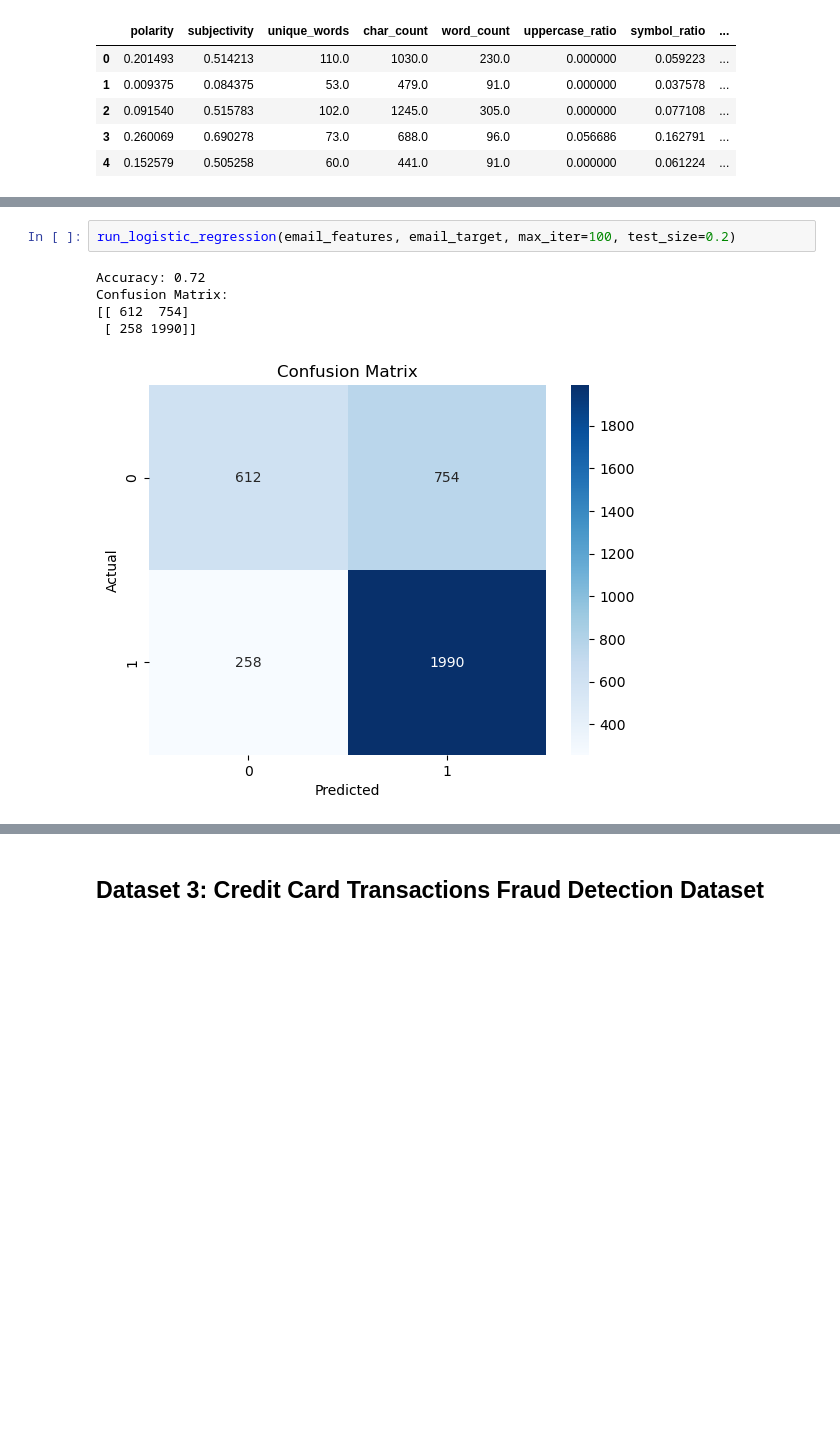
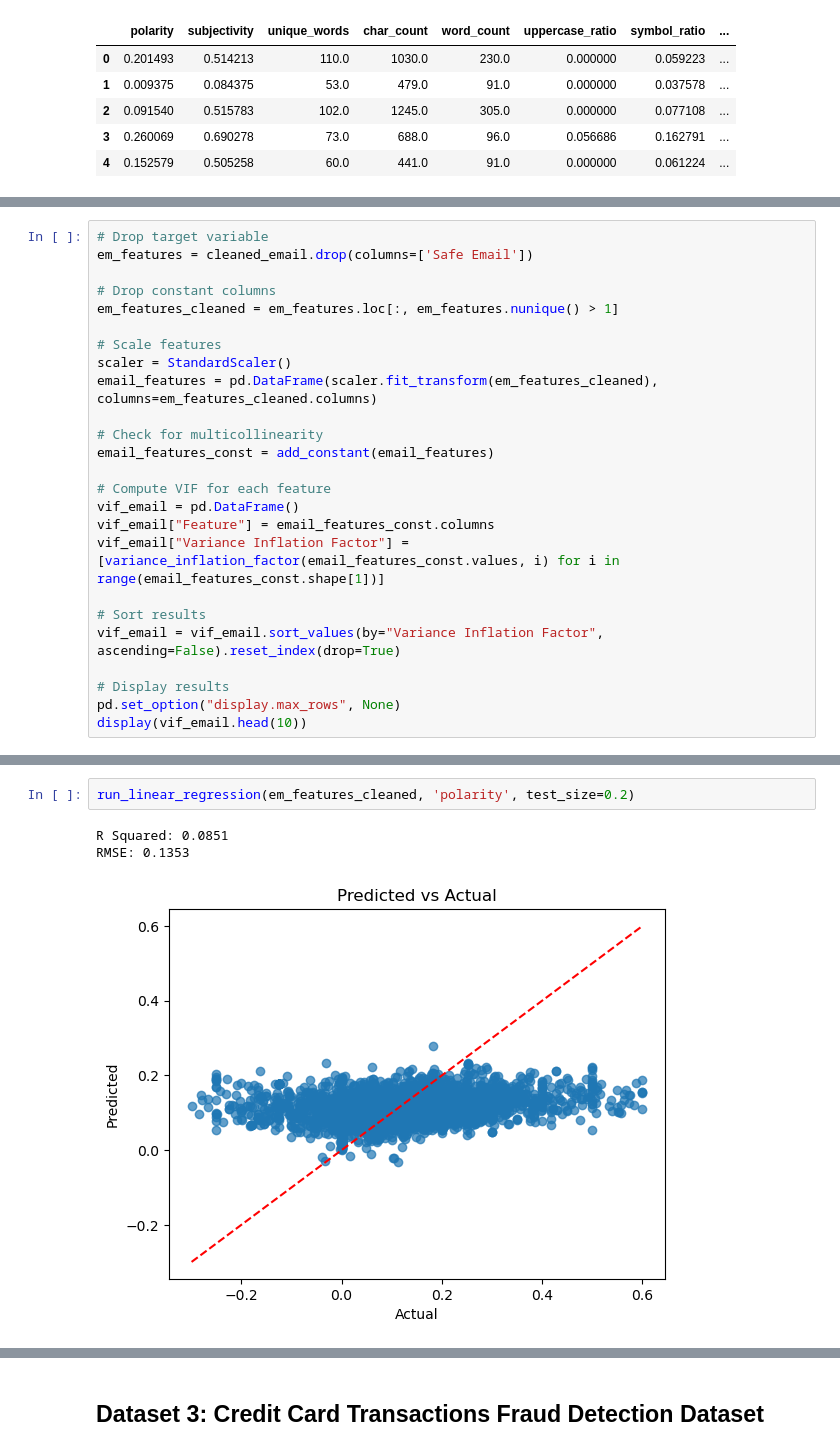
Before and after one commit to rdabbs1/Data-Science-Capstone, a Jupyter notebook: OMDS-ModC1-Week1-Dabbs-Rosemary.ipynb, the cells around one changed output, grey strips where cells are left out. Cells and saved outputs as stored; diff of their text form; blank space fills up the shorter version.

```diff
--- a/OMDS-ModC1-Week1-Dabbs-Rosemary.ipynb
+++ b/OMDS-ModC1-Week1-Dabbs-Rosemary.ipynb
@@ -131,0 +306,25 @@ email_target = cleaned_email['Safe Email']
+# %%
+# Drop target variable
+em_features = cleaned_email.drop(columns=['Safe Email'])
+
+# Drop constant columns
+em_features_cleaned = em_features.loc[:, em_features.nunique() > 1]
+
+# Scale features
+scaler = StandardScaler()
+email_features = pd.DataFrame(scaler.fit_transform(em_features_cleaned), columns=em_features_cleaned.columns)
+
+# Check for multicollinearity
+email_features_const = add_constant(email_features)
+
+# Compute VIF for each feature
+vif_email = pd.DataFrame()
+vif_email["Feature"] = email_features_const.columns
+vif_email["Variance Inflation Factor"] = [variance_inflation_factor(email_features_const.values, i) for i in range(email_features_const.shape[1])]
+
+# Sort results
+vif_email = vif_email.sort_values(by="Variance Inflation Factor", ascending=False).reset_index(drop=True)
+
+# Display results
+pd.set_option("display.max_rows", None)
+display(vif_email.head(10))
@@ -132,8 +367,6 @@ email_target = cleaned_email['Safe Email']
 # %%
-run_logistic_regression(email_features, email_target, max_iter=100, test_size=0.2)
+run_linear_regression(em_features_cleaned, 'polarity', test_size=0.2)
 # %% [output]
-Accuracy: 0.72
-Confusion Matrix:
-[[ 612  754]
- [ 258 1990]]
+R Squared: 0.0851
+RMSE: 0.1353
-[figure, old version]
+[figure, new version]
```
Also changed, not shown: parts of 29 cells of this notebook.
